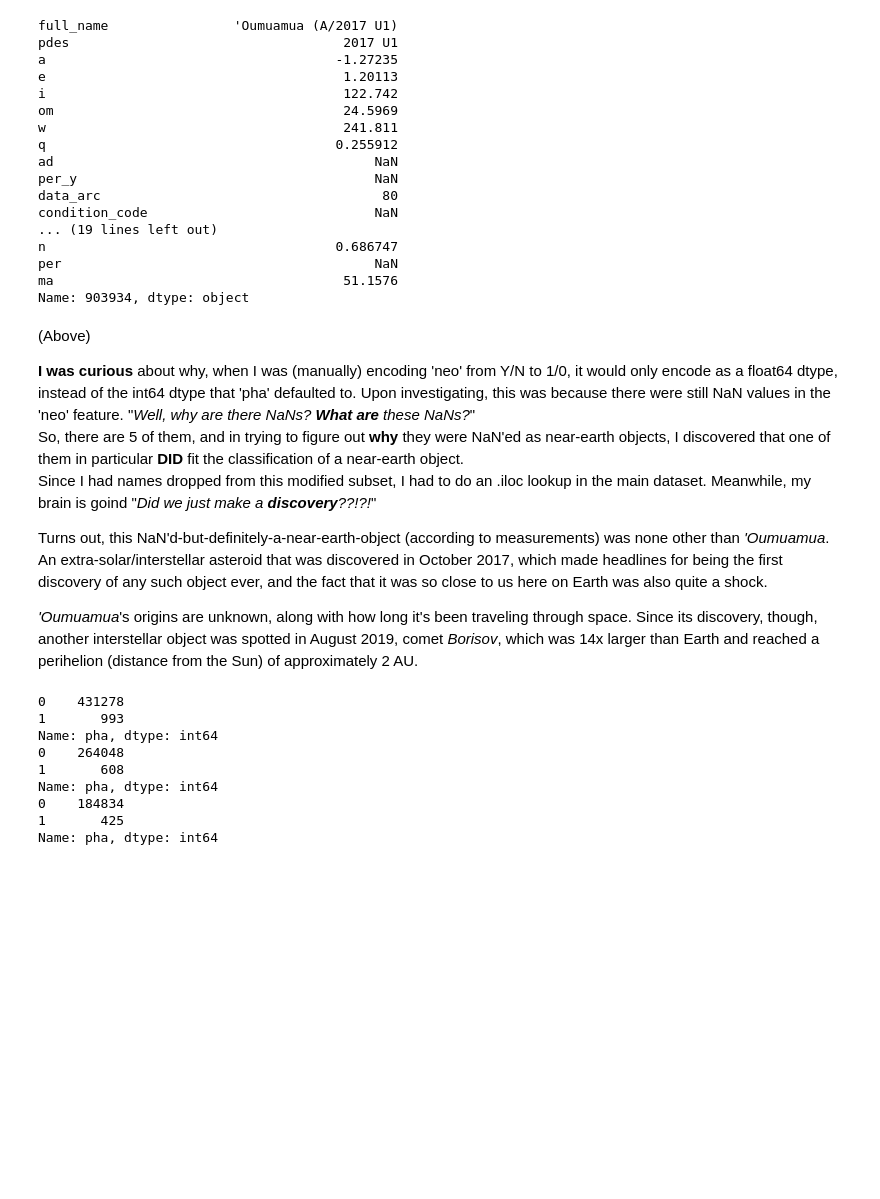
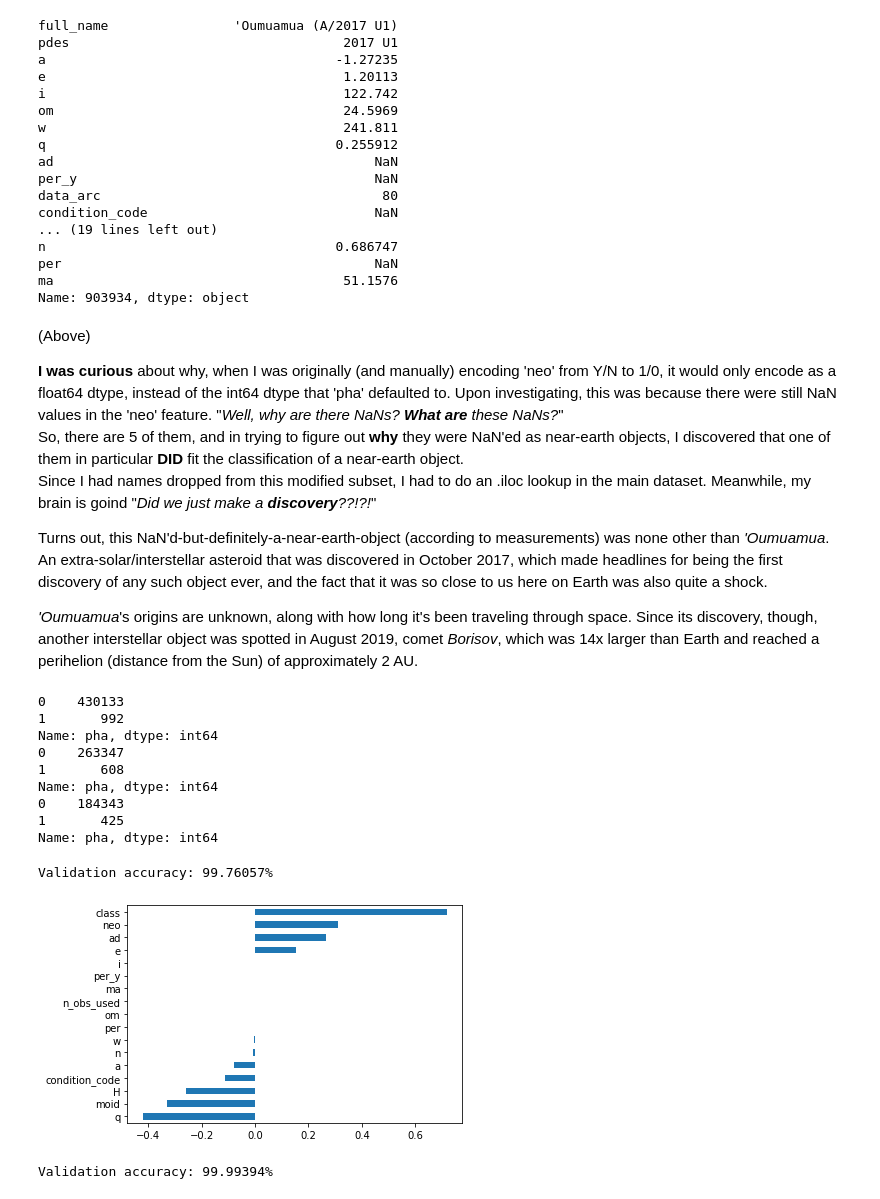
Before and after one commit to rselent/lambda-buildweek2-asteroids, a Jupyter notebook: build2_Asteroids_predicting_PHAs.ipynb, the cells around one changed output. Saved outputs shown, nothing was run; the diff lists cells and outputs as text; code cells hidden in the pictures; blank space fills up the shorter version.

```diff
--- a/build2_Asteroids_predicting_PHAs.ipynb
+++ b/build2_Asteroids_predicting_PHAs.ipynb
@@ -173,7 +173,7 @@ df1 = df1[ df1['pha'].notnull()]
 ##  I don't _want_ to drop those asteroids from the dataset, because __ALL IT TAKES IS ONE__
 ##  BUT... if they cause too many complications, I will come back and drop them.
 ##  Just un-comment and run:
-#df1 = df1.dropna()
+df2 = df1.dropna().copy()
 
 ##  2 HOURS LATER: Uncommenting, for sake of sanity.
 ##      It's only a project / "for fun" after all, right?
@@ -182,8 +182,10 @@ df1 = df1[ df1['pha'].notnull()]
 ## 1 HOUR AFTER THAT: Recommenting. It didn't solve the problem that
 ##      I thought it would. So un-pressing the Big Red Button... for now...
 ##
-##      Some things will look a little confusing from here on down.
-##          You've been warned.
+
+## LAST UPDATE ON THIS: f it. pushing the button for good. Leaving df1 for data
+##                      preservation, temporarily, will clean up once work is done
+##                      and notebook is pushed live
 # %%
 df1.isnull().sum()          # pre-.dropna()
 # %% [output]
@@ -241,8 +241,8 @@ Name: pha, dtype: float64
 # %%
 # encode 'pha' and 'neo' vals from Y/N -> 1/0, respectively
 # this could easily be a function instead, but for 2 instances?
-# doesn't seem worth
-df1[ df1.columns[ 12]] = df1[ df1.columns[ 12]].replace( {'Y': 1, 'N': 0})
-df1[ df1.columns[ 11]] = df1[ df1.columns[ 11]].replace( {'Y': 1, 'N': 0})
+# doesn't seem worth potential headaches
+df2[ df2.columns[ 12]] = df2[ df2.columns[ 12]].replace( {'Y': 1, 'N': 0})
+df2[ df2.columns[ 11]] = df2[ df2.columns[ 11]].replace( {'Y': 1, 'N': 0})
 
 ### Train/test/val split continued below. But first:
@@ -281,7 +303,7 @@ Name: 903934, dtype: object
 # %% [markdown]
 (Above)
 
-**I was curious** about why, when I was (manually) encoding 'neo' from Y/N to 1/0, it would only encode as a float64 dtype, instead of the int64 dtype that 'pha' defaulted to. Upon investigating, this was because there were still NaN values in the 'neo' feature. "*Well, why are there NaNs? **What are** these NaNs?*"
+**I was curious** about why, when I was originally (and manually) encoding 'neo' from Y/N to 1/0, it would only encode as a float64 dtype, instead of the int64 dtype that 'pha' defaulted to. Upon investigating, this was because there were still NaN values in the 'neo' feature. "*Well, why are there NaNs? **What are** these NaNs?*"
 So, there are 5 of them, and in trying to figure out **why** they were NaN'ed as near-earth objects, I discovered that one of them in particular **DID** fit the classification of a near-earth object.
 Since I had names dropped from this modified subset, I had to do an .iloc lookup in the main dataset. Meanwhile, my brain is goind "*Did we just make a **discovery**??!?!*"
 
@@ -289,28 +311,28 @@ Turns out, this NaN'd-but-definitely-a-near-earth-object (according to measureme
 
 *'Oumuamua*'s origins are unknown, along with how long it's been traveling through space. Since its discovery, though, another interstellar object was spotted in August 2019, comet *Borisov*, which was 14x larger than Earth and reached a perihelion (distance from the Sun) of approximately 2 AU.
 # %%
-####       FINALLY       ####
+####    FINALLY    ####
 ## train/test/validation split, For Real This Time
 from sklearn.model_selection import train_test_split
 
-dummyTrain, validate = train_test_split( df1, train_size= .7,
-                                        stratify= df1[ 'pha'],
-                                        random_state= 16)
+dummyTrain, validate = train_test_split( df2, train_size= .7,
+                                         stratify= df2[ 'pha'],
+                                         random_state= 16)
 train, test = train_test_split( dummyTrain, train_size= .7,
-                               stratify= dummyTrain[ 'pha'],
-                               random_state= 16)
+                                stratify= dummyTrain[ 'pha'],
+                                random_state= 16)
 
 print( train['pha'].value_counts() )
 print( validate['pha'].value_counts() )
 print( test['pha'].value_counts() )
 # %% [output]
-0    431278
-1       993
+0    430133
+1       992
 Name: pha, dtype: int64
-0    264048
+0    263347
 1       608
 Name: pha, dtype: int64
-0    184834
+0    184343
 1       425
 Name: pha, dtype: int64
 # %%
@@ -330,5 +354,15 @@ xValidate = validate[ features]
 yValidate = validate[ target]
 xTest = test[ features]
 # %%
-logit = LogisticRegression( solver= 'lbfgs', multi_class= 'auto',
-                            n_jobs= -1, random_state= 16)
+###     Linear model     ###
+
+popeline = make_pipeline(
+    ce.OrdinalEncoder(),
+    LogisticRegression( solver= 'lbfgs', multi_class= 'auto',
+                       n_jobs= -1, random_state= 16)
+)
+
+popeline.fit( xTrain, yTrain)
+print( 'Validation accuracy: {:.5f}%'.format( popeline.score( xValidate, yValidate) *100) )
+# %% [output]
+Validation accuracy: 99.76057%
@@ -334,0 +374,22 @@ logit = LogisticRegression( solver= 'lbfgs', multi_class= 'auto',
+# %%
+linRegModelo = popeline.named_steps[ 'logisticregression']
+encodering = popeline.named_steps[ 'ordinalencoder']
+encoderingCols = encodering.transform( xValidate).columns
+coEffs = pd.Series( linRegModelo.coef_[0], encoderingCols)
+
+coEffs.sort_values().plot.barh();
+# %% [output]
+[figure, added]
+# %%
+###     Tree-based / Random Forest model     ###
+
+popeline = make_pipeline(
+    ce.OrdinalEncoder(),
+    RandomForestClassifier( n_estimators= 120, n_jobs= -1, random_state= 16)
+)
+
+popeline.fit( xTrain, yTrain)
+yPred = popeline.predict( xValidate)
+print( 'Validation accuracy: {:.5f}%'.format( accuracy_score( yValidate, yPred) *100) )
+# %% [output]
+Validation accuracy: 99.99394%
```
Also changed, not shown: parts of 21 cells of this notebook.
